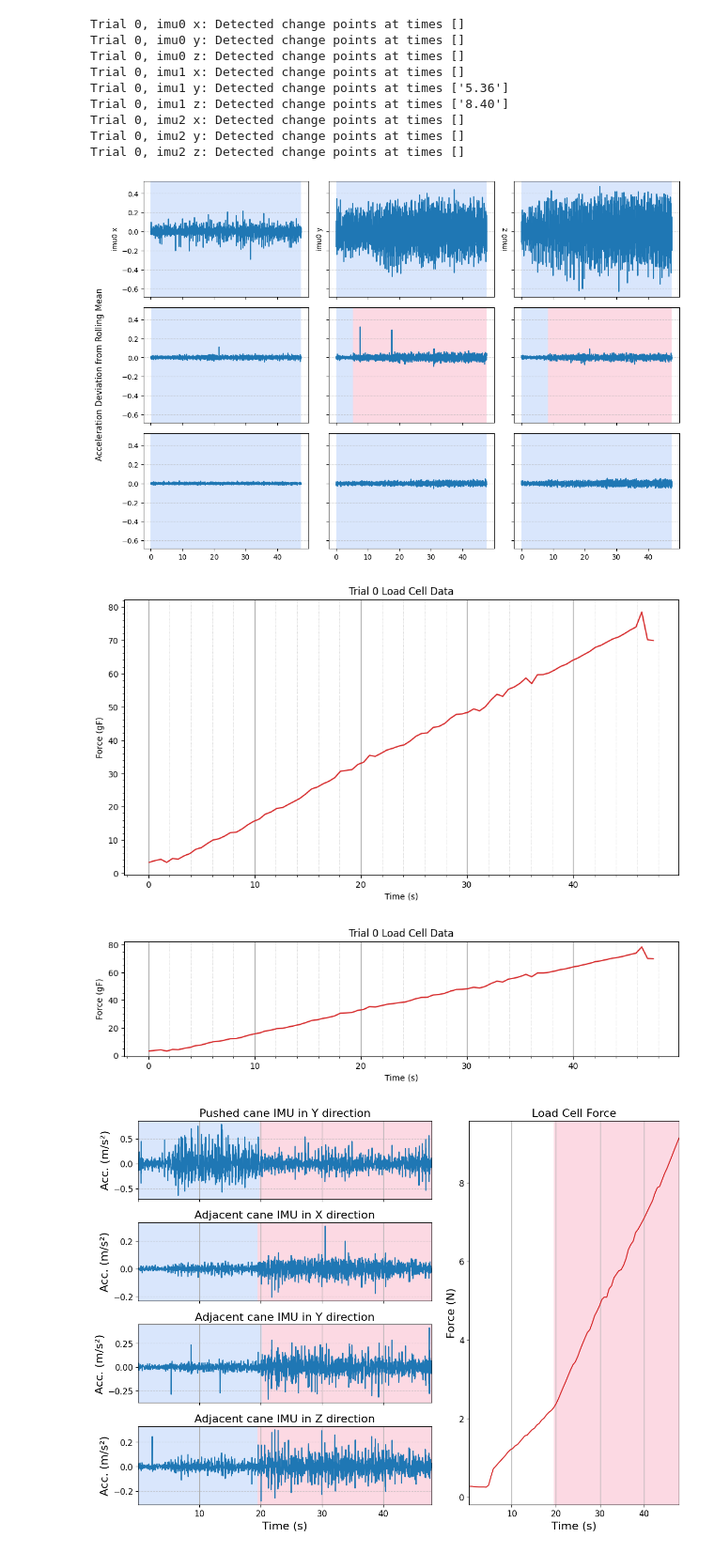
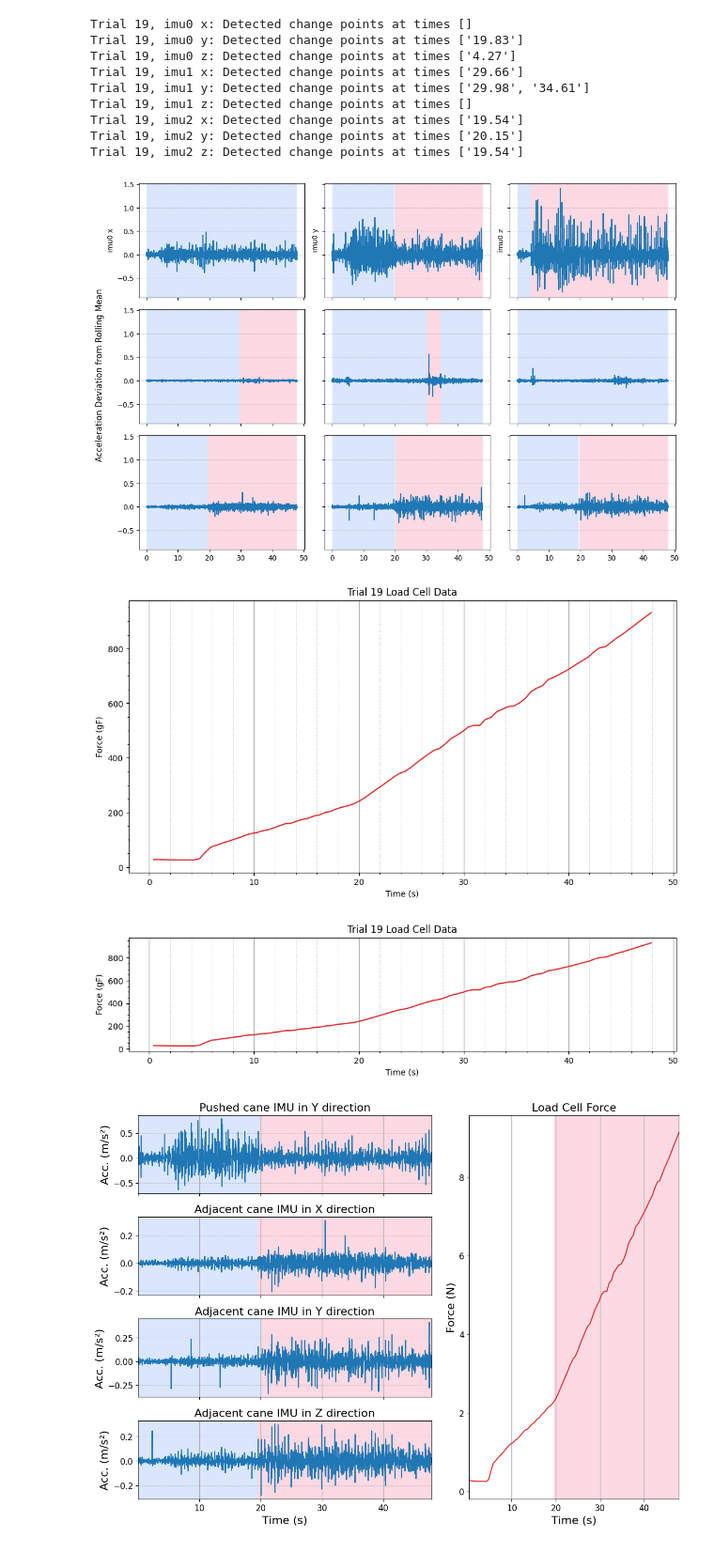
Before and after one commit to Intelligent-Machines-and-Materials-Lab/MuJoCoBlueberryModeling, a Jupyter notebook: src/imu_fft_analysis.ipynb, the cells around one changed output. Shown at 94% size. Drawn from its saved outputs; the diff is of its cells as text; code cells hidden in the pictures.

```diff
--- a/src/imu_fft_analysis.ipynb
+++ b/src/imu_fft_analysis.ipynb
@@ -141,7 +141,7 @@ def build_dict_for_trial(trial_num):
     }
     return trial_dict
 # %%
-TRIAL_IDX = 0
+TRIAL_IDX = 19
 BUSH_IDX = math.floor(TRIAL_IDX / 9) + 1
 rem = TRIAL_IDX % 9
 BRANCH_IDX = math.floor(rem / 3) + 1
@@ -178,44 +178,44 @@ for j, imu in enumerate(imus):
         # algo = rpt.KernelCPD(kernel="normal").fit(errors)
         # algo = rpt.BottomUp(model="normal", min_size=10, jump=20).fit(errors)
         algo = rpt.Binseg(model="normal").fit(errors)
         change_points = algo.predict(pen=22.5*np.log(len(errors)))
         change_times = trial_data[imu]['time_s'][change_points[:-1]]
         print(f"Trial {TRIAL_IDX}, {imu} {direction}: Detected change points at times {[f'{t:.2f}' for t in change_times]}")
         if j == trial_data['imu_used']:
             ax.set_ylabel(f"{imu} {direction}")
 
         display_on_ax(ax, errors, trial_data[imu]["time_s"], true_bkps=change_points)
 
 fig.supxlabel('')
 fig.supylabel('Acceleration Deviation from Rolling Mean')
 fig.tight_layout()
 plt.show()
 
 
 # plot the load cell displacement and force data for the trial
 fig = plt.figure(figsize=(12, 6))
 plt.plot(trial_data['load_cell']['time_s'], trial_data['load_cell']['force'], color='tab:red', label='Force')
 plt.xlabel('Time (s)')
 plt.ylabel('Force (gF)')
 plt.title(f'Trial {TRIAL_IDX} Load Cell Data')
 # add minor ticks to the x-axis
 plt.minorticks_on()
 # add minor gridlines to the x axis
 plt.grid(which='minor', axis='x', linestyle=':', linewidth=0.5)
 plt.grid(which='major', axis='x', linestyle='-', linewidth=1)
 plt.show()
 # %% [output]
-Trial 0, imu0 x: Detected change points at times []
-Trial 0, imu0 y: Detected change points at times []
-Trial 0, imu0 z: Detected change points at times []
-Trial 0, imu1 x: Detected change points at times []
-Trial 0, imu1 y: Detected change points at times ['5.36']
-Trial 0, imu1 z: Detected change points at times ['8.40']
-Trial 0, imu2 x: Detected change points at times []
-Trial 0, imu2 y: Detected change points at times []
-Trial 0, imu2 z: Detected change points at times []
+Trial 19, imu0 x: Detected change points at times []
+Trial 19, imu0 y: Detected change points at times ['19.83']
+Trial 19, imu0 z: Detected change points at times ['4.27']
+Trial 19, imu1 x: Detected change points at times ['29.66']
+Trial 19, imu1 y: Detected change points at times ['29.98', '34.61']
+Trial 19, imu1 z: Detected change points at times []
+Trial 19, imu2 x: Detected change points at times ['19.54']
+Trial 19, imu2 y: Detected change points at times ['20.15']
+Trial 19, imu2 z: Detected change points at times ['19.54']
-[figure, old version]
+[figure, new version]
-[figure, old version]
+[figure, new version]
 # %%
 # plot the load cell displacement and force data for the trial
 fig = plt.figure(figsize=(12, 2.5))
@@ -230,7 +230,7 @@ plt.grid(which='minor', axis='x', linestyle=':', linewidth=0.5)
 plt.grid(which='major', axis='x', linestyle='-', linewidth=1)
 plt.show()
 # %% [output]
-[figure, old version]
+[figure, new version]
 # %%
 # ------------------------------------------------------------------------------
 #  2-column layout: IMU plots (left) | Load cell (right)
```
Also changed, not shown: parts of 3 cells of this notebook, 6 other files.
